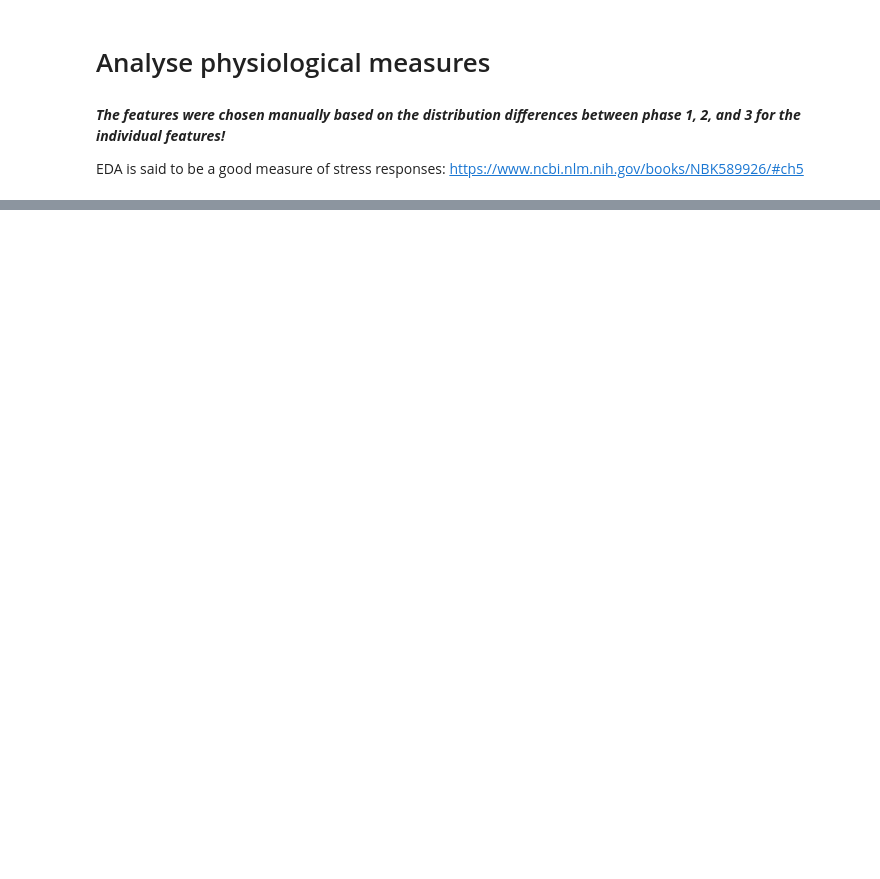
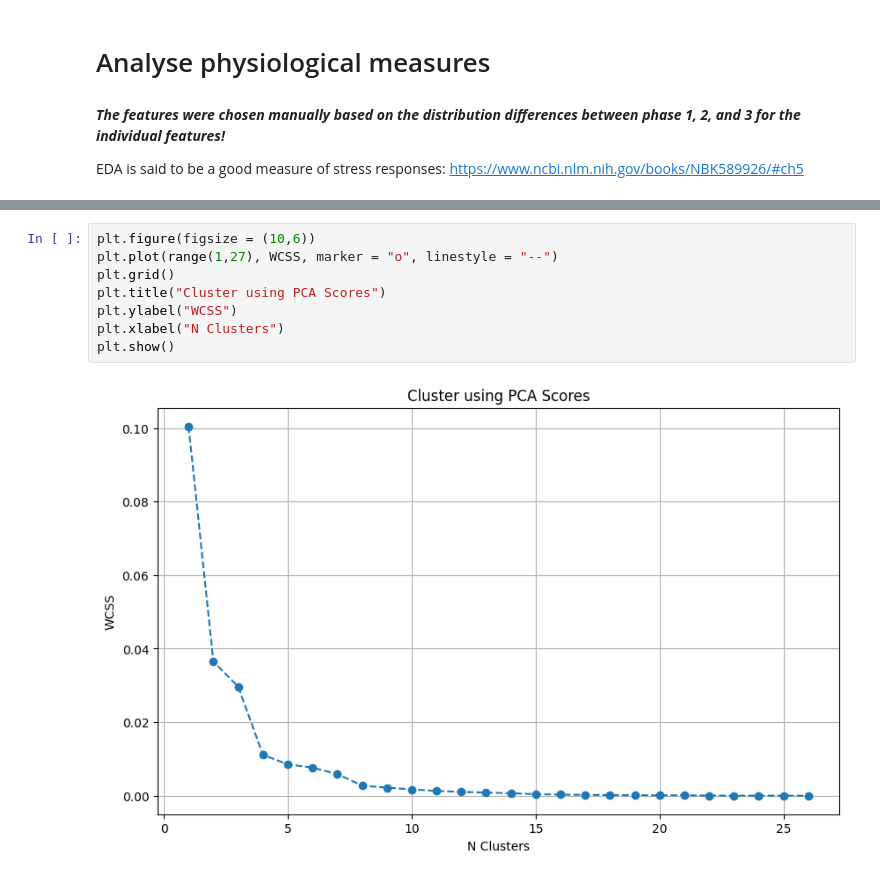
Before and after one commit to raquelmdtum/CDA-case2, a Jupyter notebook: case2_analysis_keerthi.ipynb, the cells around one changed output, grey strips where cells are left out. Cells and saved outputs as stored; diff of their text form; blank space fills up the shorter version.

```diff
--- a/case2_analysis_keerthi.ipynb
+++ b/case2_analysis_keerthi.ipynb
@@ -390,0 +378,10 @@ plt.show()
+# %%
+plt.figure(figsize = (10,6))
+plt.plot(range(1,27), WCSS, marker = "o", linestyle = "--")
+plt.grid()
+plt.title("Cluster using PCA Scores")
+plt.ylabel("WCSS")
+plt.xlabel("N Clusters")
+plt.show()
+# %% [output]
+[figure, added]
```
Also changed, not shown: parts of 28 cells of this notebook.
